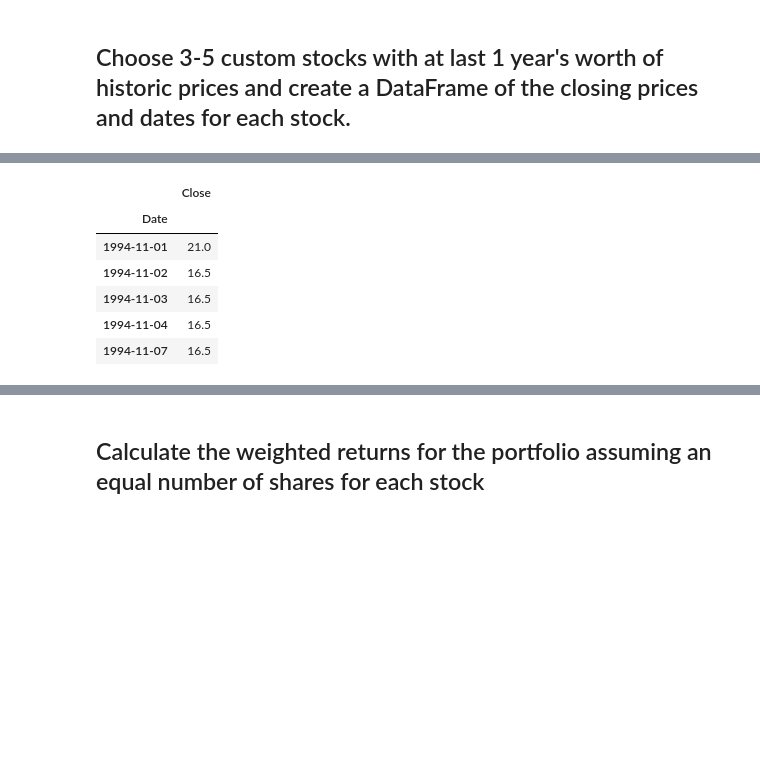
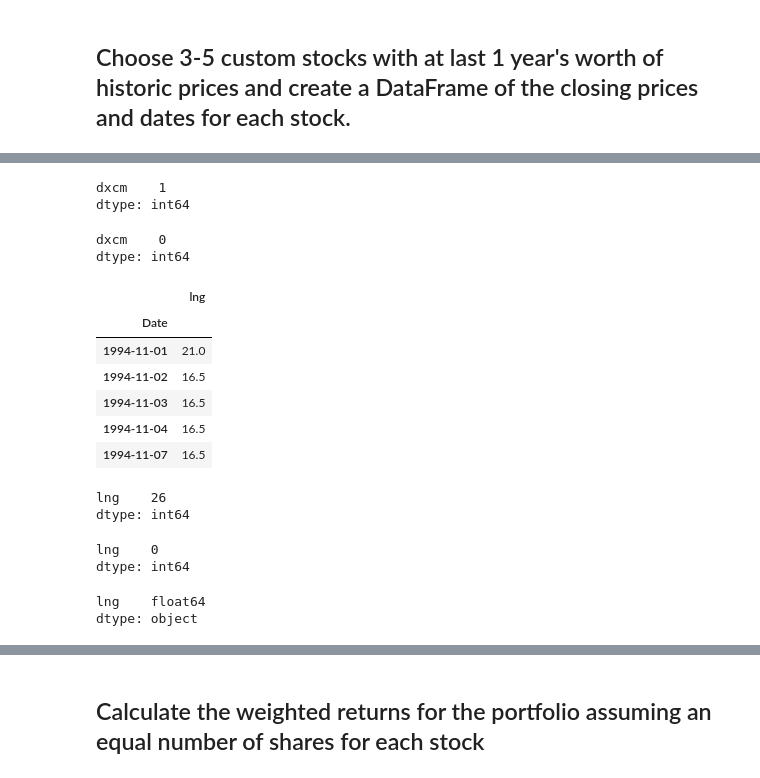
Before and after one commit to DanEspin0821/Pandas_HW, a Jupyter notebook: whale_analysis.ipynb, the cells around one changed output, grey strips where cells are left out. Drawn from its saved outputs; the diff is of its cells as text; code cells hidden in the pictures; blank space fills up the shorter version.

```diff
--- a/whale_analysis.ipynb
+++ b/whale_analysis.ipynb
@@ -476,0 +512,5 @@ dtype: int64
+# %%
+dxcm_df_returns.isnull().sum()
+# %% [output]
+dxcm    1
+dtype: int64
@@ -477,18 +519,35 @@ dtype: int64
+# %%
+dxcm_df_returns.isnull().sum()
+# %% [output]
+dxcm    0
+dtype: int64
 # %%
 # Reading data from 2nd stock
-lng = Path("C:/Users/dspin/ClassRepository/RUT-VIRT-FIN-PT-11-2021-U-C/Homework/Pandas/Resources/LNG.csv")
+lng = Path("Resources/LNG.csv")
 lng_df = pd.read_csv(lng, index_col="Date", infer_datetime_format=True, parse_dates=True)
+
 # Drop unneeded columns
 lng_df.drop(['Open', 'High','Low','Adj Close', 'Volume'], axis=1, inplace=True)
-# Preview Data
+
+# Rename Column
+lng_df = lng_df.rename(columns={'Close': 'lng'})
+
+# Change Column to Float
+lng_df["lng"] = lng_df["lng"].astype("float")
+
+# View Data
 lng_df.head()
-# Check nulls
-lng_df.isnull().sum()
 # %% [output]
-|  | Close |
+|  | lng |
 | Date |  |
 | 1994-11-01 | 21.0 |
 | 1994-11-02 | 16.5 |
 | 1994-11-03 | 16.5 |
 | 1994-11-04 | 16.5 |
 | 1994-11-07 | 16.5 |
+# %%
+# Check nulls
+lng_df.isnull().sum()
+# %% [output]
+lng    26
+dtype: int64
@@ -494,0 +557,12 @@ lng_df.isnull().sum()
+# %%
+# Check nulls
+lng_df.isnull().sum()
+# %% [output]
+lng    0
+dtype: int64
+# %%
+#Check Data type
+lng_df.dtypes
+# %% [output]
+lng    float64
+dtype: object
```
Also changed, not shown: parts of 49 cells of this notebook.
